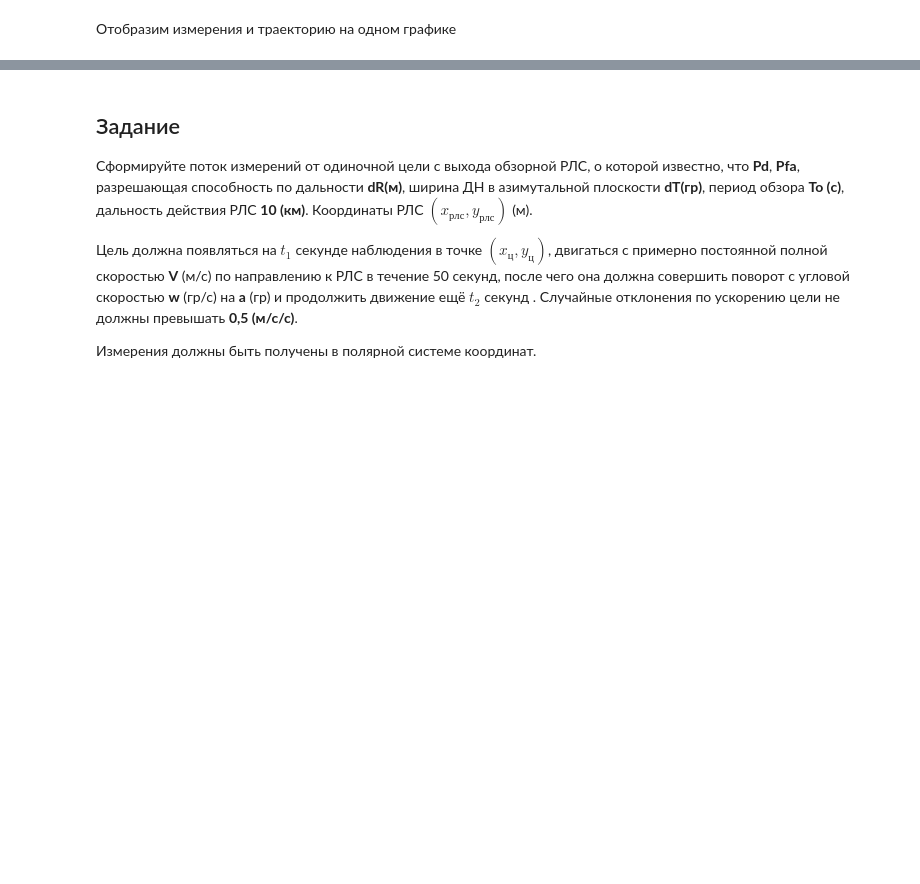
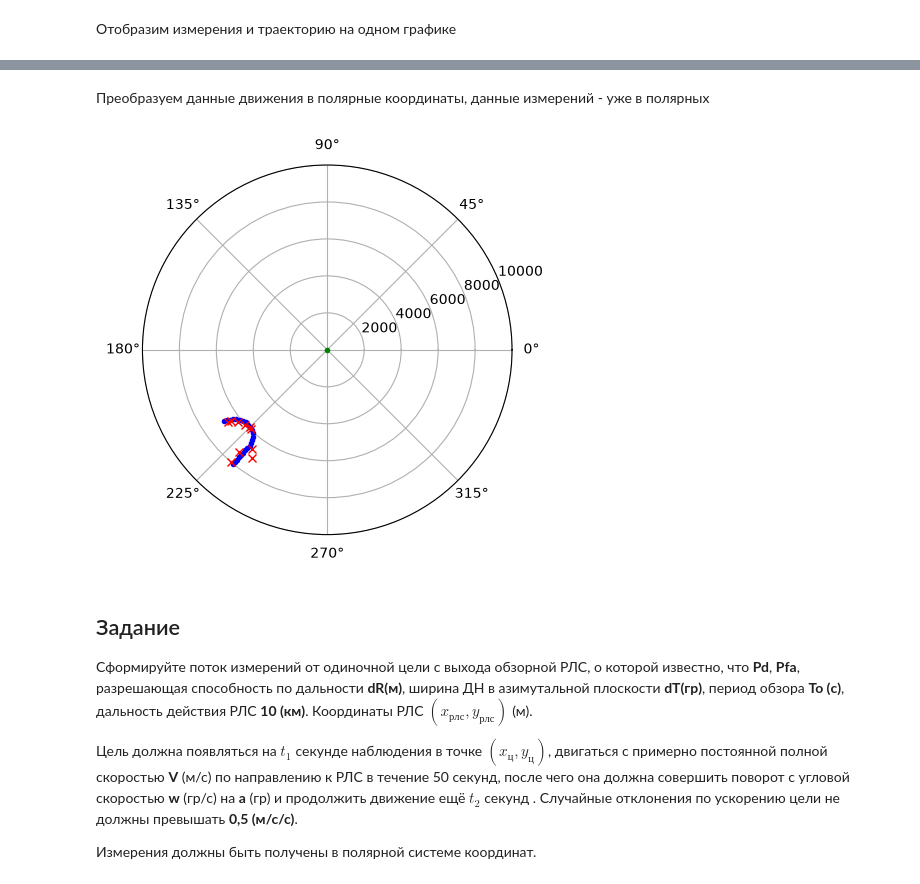
Before and after one commit to Asemenihin732/---, a Jupyter notebook: hw01.ipynb, the cells around one changed output, grey strips where cells are left out. Cells and saved outputs as stored; diff of their text form; code cells hidden in the pictures; blank space fills up the shorter version.

```diff
--- a/hw01.ipynb
+++ b/hw01.ipynb
@@ -228,3 +228,30 @@ plt.grid() # отображение вспопогательных линий н
+# %%
+def to_polar(x, y):
+    r = math.hypot(x, y)          # == sqrt(x**2 + y**2), но точнее и быстрее
+    theta = math.atan2(y, x)      # учитывает знаки x и y, диапазон (-pi, pi]
+    return r, theta
+# %% [markdown]
+Преобразуем данные движения в полярные координаты, данные измерений - уже в полярных
+# %%
+r_true, th_true = [], []
+for xi, yi in zip(x, y):
+    r, th = to_polar(xi - pos_x, yi - pos_y)   # вычитаем радар
+    r_true.append(r)
+    th_true.append(th)
+
+# mr, ma — это радиус и угол от радара, поэтому pos_x, pos_y тут не нужны
+r_meas = list(mr)
+th_meas = list(ma)
+
+
+plt.polar(0, 0, 'g.') #положение радара
+plt.polar(th_true, r_true, 'b.')
+plt.polar(th_true, r_true, 'b-')
+plt.polar(th_meas, r_meas, 'rx')
+plt.gca().set_rmin(0)
+plt.gca().set_rmax(10000)
+# %% [output]
+[figure, added]
 # %% [markdown]
 ## Задание
 
```
Also changed, not shown: parts of 7 cells of this notebook, 2 other files.
